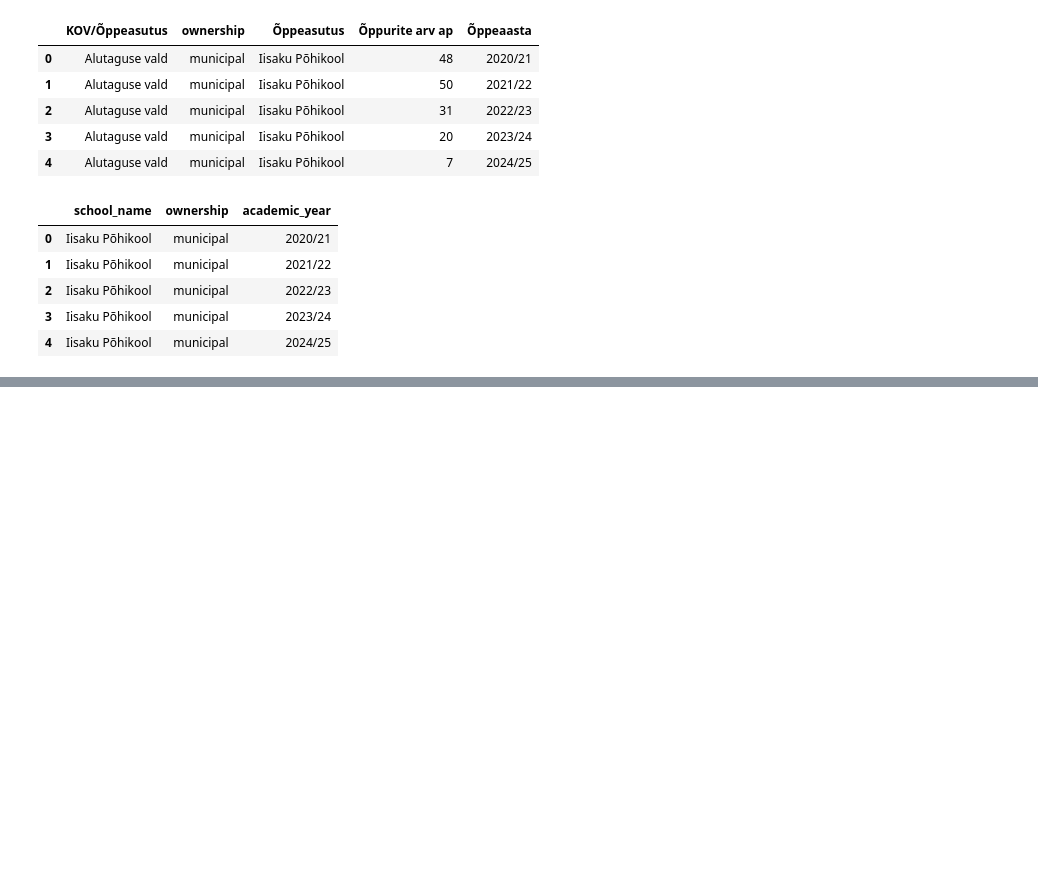
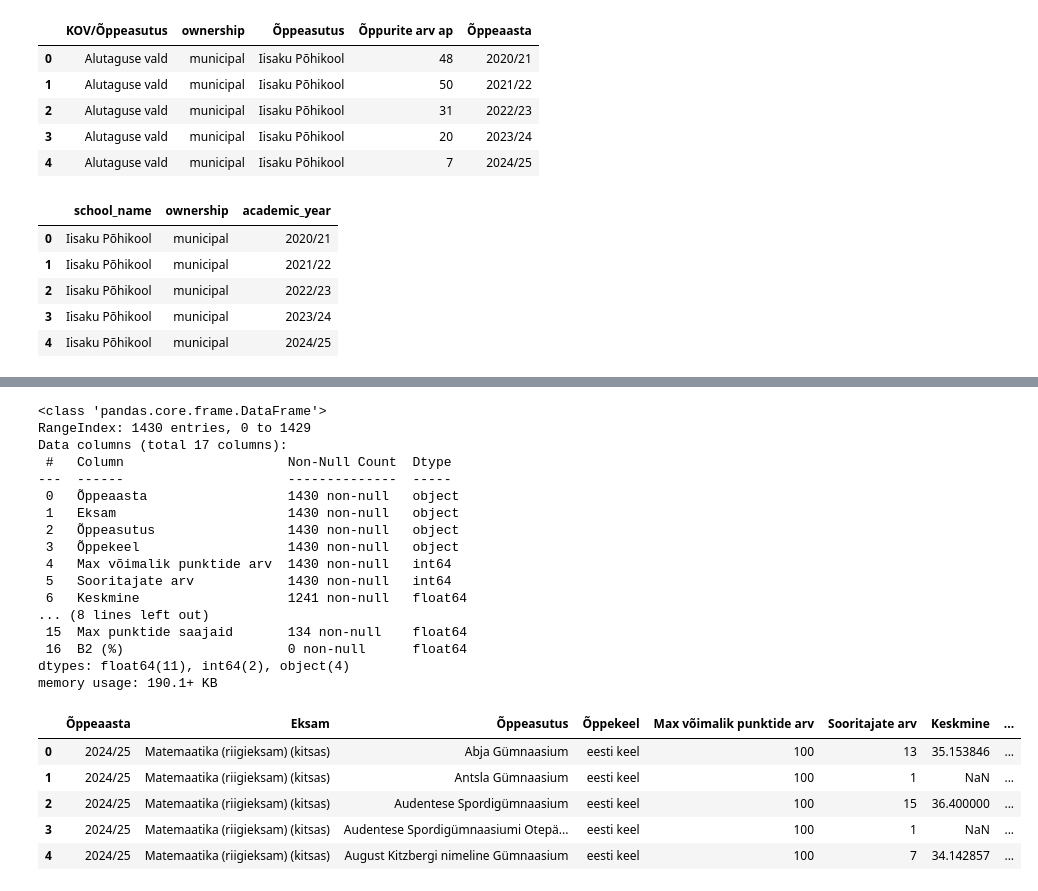
Before and after one commit to valpar/estonia-exam-gap, a Jupyter notebook: notebooks/Features.ipynb, the cells around one changed output, grey strips where cells are left out. Saved outputs shown, nothing was run; the diff lists cells and outputs as text; code cells hidden in the pictures; blank space fills up the shorter version.

Commit message:
Third feature, school language done

```diff
--- a/notebooks/Features.ipynb
+++ b/notebooks/Features.ipynb
@@ -186,0 +192,29 @@ school_name, distance_to_tallinn, distance_to_tartu
+# %%
+# Loading the school language of instruction data
+df_raw_lang_instruction = pd.read_excel(ROOT/RAW/'riigieksam_math_2021-2025_by_school_language.xlsx', header=2)
+df_raw_lang_instruction.info()
+df_raw_lang_instruction.head()
+# %% [output]
+<class 'pandas.core.frame.DataFrame'>
+RangeIndex: 1430 entries, 0 to 1429
+Data columns (total 17 columns):
+ #   Column                     Non-Null Count  Dtype
+---  ------                     --------------  -----
+ 0   Õppeaasta                  1430 non-null   object
+ 1   Eksam                      1430 non-null   object
+ 2   Õppeasutus                 1430 non-null   object
+ 3   Õppekeel                   1430 non-null   object
+ 4   Max võimalik punktide arv  1430 non-null   int64
+ 5   Sooritajate arv            1430 non-null   int64
+ 6   Keskmine                   1241 non-null   float64
+... (8 lines left out)
+ 15  Max punktide saajaid       134 non-null    float64
+ 16  B2 (%)                     0 non-null      float64
+dtypes: float64(11), int64(2), object(4)
+memory usage: 190.1+ KB
+|  | Õppeaasta | Eksam | Õppeasutus | Õppekeel | Max võimalik punktide arv | Sooritajate arv | Keskmine | ... |
+| 0 | 2024/25 | Matemaatika (riigieksam) (kitsas) | Abja Gümnaasium | eesti keel | 100 | 13 | 35.153846 | ... |
+| 1 | 2024/25 | Matemaatika (riigieksam) (kitsas) | Antsla Gümnaasium | eesti keel | 100 | 1 | NaN | ... |
+| 2 | 2024/25 | Matemaatika (riigieksam) (kitsas) | Audentese Spordigümnaasium | eesti keel | 100 | 15 | 36.400000 | ... |
+| 3 | 2024/25 | Matemaatika (riigieksam) (kitsas) | Audentese Spordigümnaasiumi Otepä... | eesti keel | 100 | 1 | NaN | ... |
+| 4 | 2024/25 | Matemaatika (riigieksam) (kitsas) | August Kitzbergi nimeline Gümnaasium | eesti keel | 100 | 7 | 34.142857 | ... |
```
Also changed, not shown: parts of 13 cells of this notebook.
